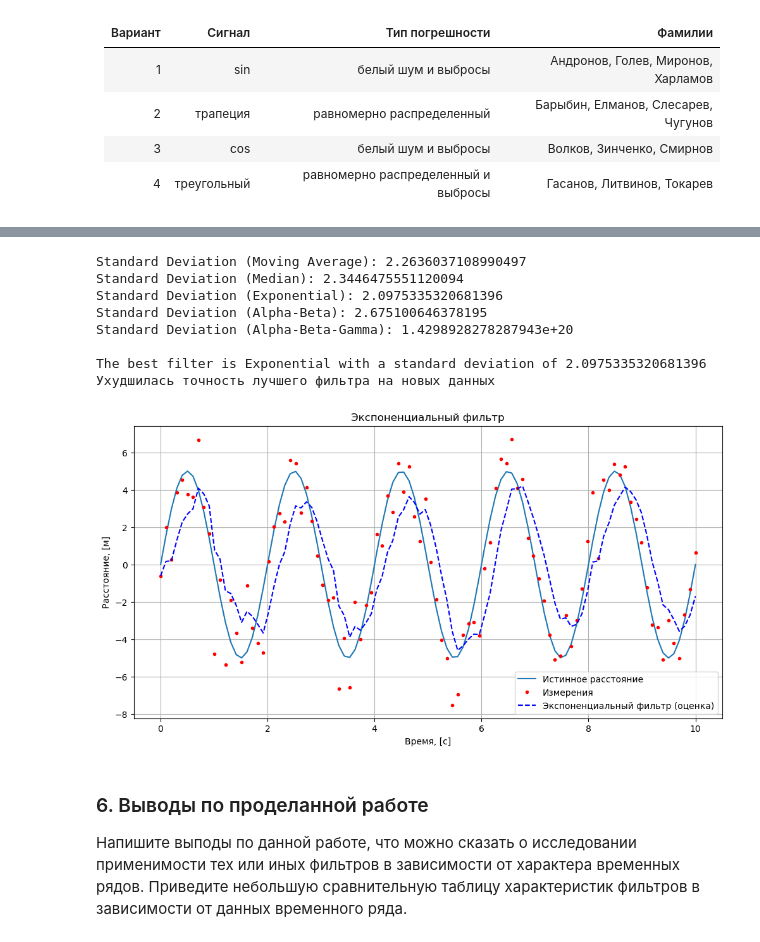
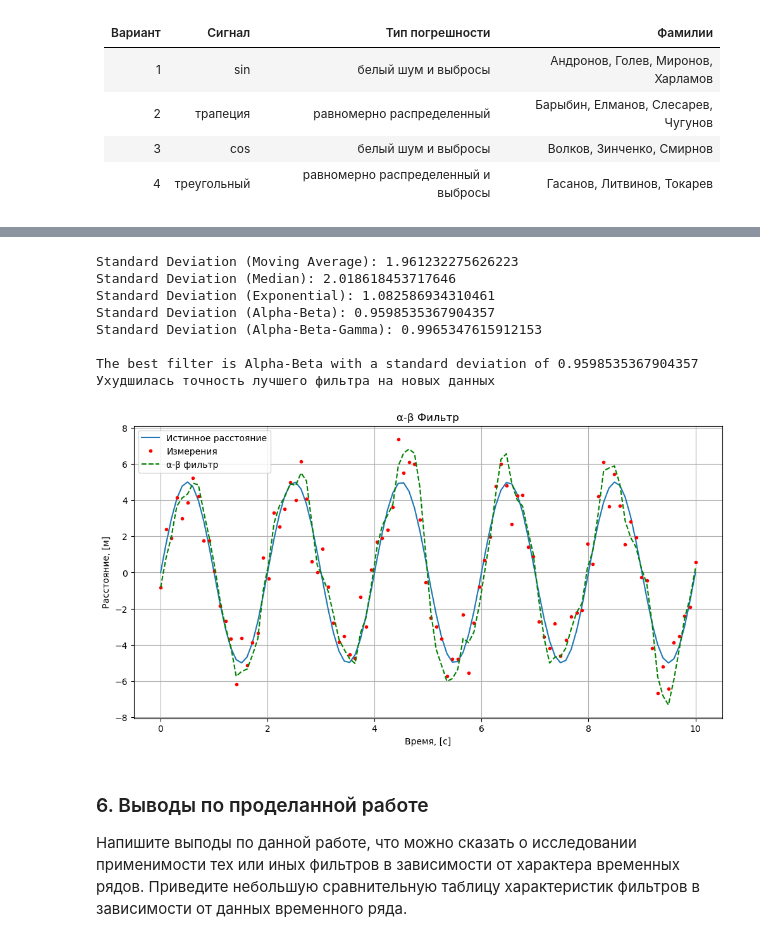
Before and after one commit to BROsandr/modeling_ius, a Jupyter notebook: lab1/IUS_lab01.ipynb, the cells around one changed output, grey strips where cells are left out. Cells and saved outputs as stored; diff of their text form; code cells hidden in the pictures.

```diff
--- a/lab1/IUS_lab01.ipynb
+++ b/lab1/IUS_lab01.ipynb
@@ -198,7 +198,7 @@ import numpy as np
 import matplotlib.pyplot as plt
 
 # Параметры экспоненциального фильтра
-alpha = 0.3  # Коэффициент сглаживания (0 < alpha <= 1)
+alpha = 0.5  # Коэффициент сглаживания (0 < alpha <= 1)
 
 # Функция для экспоненциального фильтра
 def exponential_filter(data, alpha):
@@ -304,7 +304,7 @@ import matplotlib.pyplot as plt
 
 # Parameters for alpha-beta filter
 alpha = alpha # the same as fro exponential
-beta = 0.1
+beta = 0.4
 dt = t[1] - t[0]  # Assuming constant time step
 
 def alpha_beta_filter(data, alpha, beta, dt):
@@ -630,7 +630,7 @@ y_ma_out = moving_average_filter(z)
 x_median_step = median_filter(z)
 x_exp = exponential_filter(z, alpha=alpha)
 x_hat = alpha_beta_filter(z, alpha=alpha, beta=beta, dt=dt)
-x_hat_gamma = alpha_beta_gamma_filter(z, alpha=alpha, beta=beta, gamma=0.8, dt=dt)
+x_hat_gamma = alpha_beta_gamma_filter(z, alpha=alpha, beta=beta, gamma=gamma, dt=dt)
 
 std_ma = np.std(y_ma_out - x_true)
 std_median = np.std(x_median_step - x_true)
@@ -662,28 +662,28 @@ if task5_stds[task5_best_filter] > stds[best_filter]:
 else:
   print(f"Улучшилась/не изменилась точность лучшего фильтра на новых данных")
 # %% [output]
-Standard Deviation (Moving Average): 2.2636037108990497
-Standard Deviation (Median): 2.3446475551120094
-Standard Deviation (Exponential): 2.0975335320681396
-Standard Deviation (Alpha-Beta): 2.675100646378195
-Standard Deviation (Alpha-Beta-Gamma): 1.4298928278287943e+20
+Standard Deviation (Moving Average): 1.961232275626223
+Standard Deviation (Median): 2.018618453717646
+Standard Deviation (Exponential): 1.082586934310461
+Standard Deviation (Alpha-Beta): 0.9598535367904357
+Standard Deviation (Alpha-Beta-Gamma): 0.9965347615912153
 
-The best filter is Exponential with a standard deviation of 2.0975335320681396
+The best filter is Alpha-Beta with a standard deviation of 0.9598535367904357
 Ухудшилась точность лучшего фильтра на новых данных
 # %%
-# Визуализация результатов
+# Visualization
 plt.figure(figsize=(12, 6))
 plt.plot(t, x_true, label='Истинное расстояние')
 plt.plot(t, z, 'r.', label='Измерения')
-plt.plot(t, x_exp, 'b--', label='Экспоненциальный фильтр (оценка)')
+plt.plot(t, x_hat, 'g--', label='α-β фильтр')
 plt.xlabel('Время, [с]')
 plt.ylabel('Расстояние, [м]')
 plt.legend()
 plt.grid()
-plt.title('Экспоненциальный фильтр')
+plt.title('α-β Фильтр')
 plt.show()
 # %% [output]
-[figure, old version]
+[figure, new version]
 # %% [markdown]
 ### 6. Выводы по проделанной работе
 Напишите выподы по данной работе, что можно сказать о исследовании применимости тех или иных фильтров в зависимости от характера временных рядов. Приведите небольшую сравнительную таблицу характеристик фильтров в зависимости от данных временного ряда.
```
Also changed, not shown: parts of 11 cells of this notebook.
